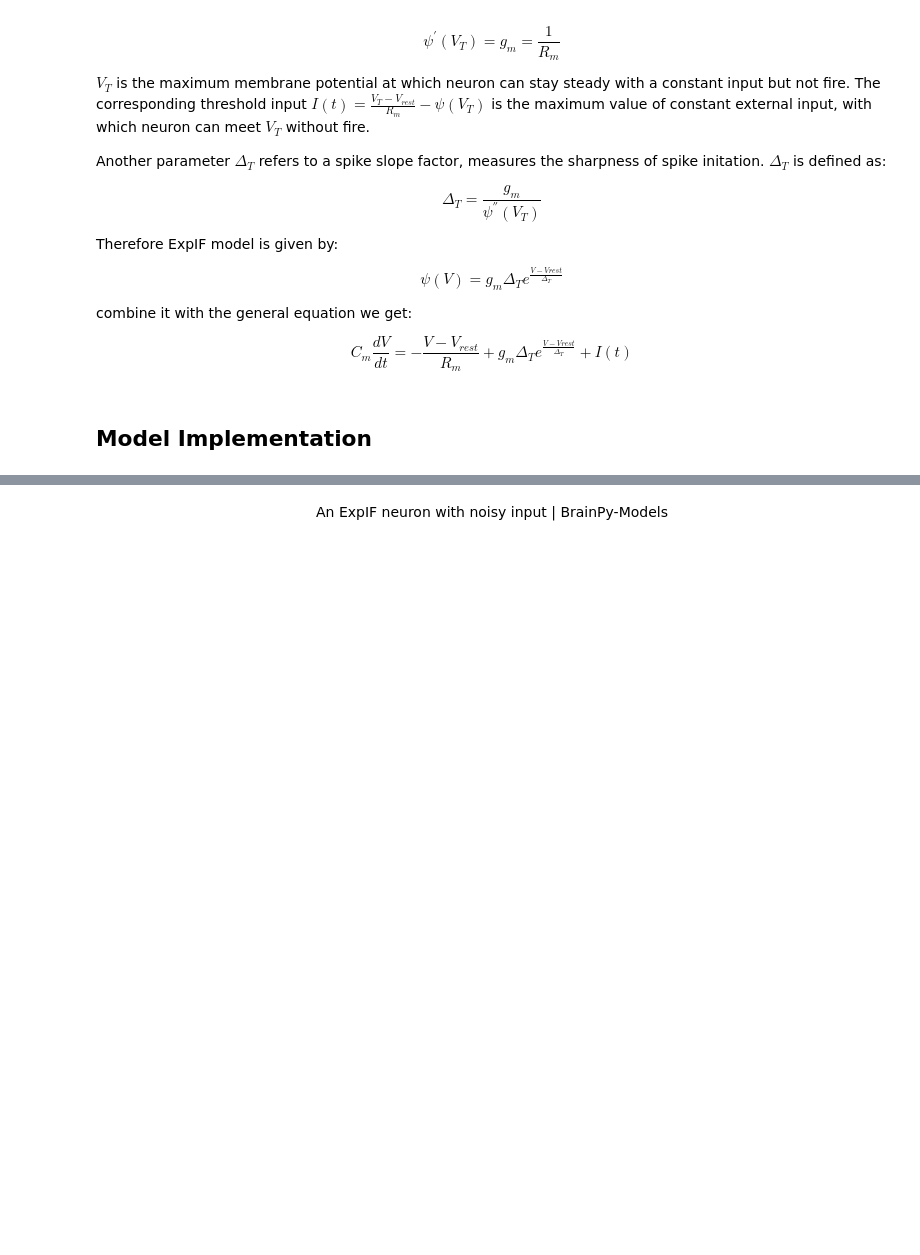
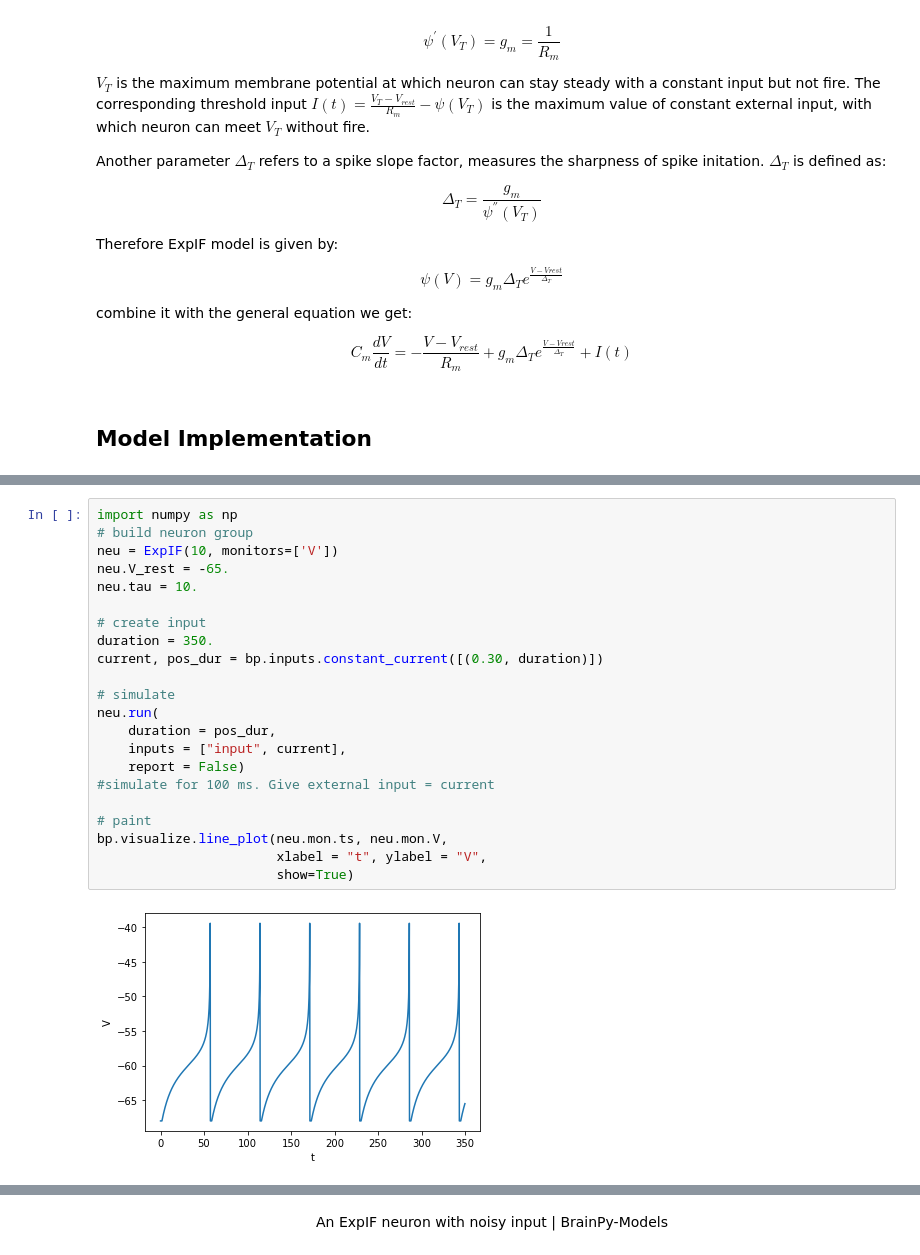
Before and after one commit to quanpeng0/BrainModels, a Jupyter notebook: docs/tutorials/neurons/ExpIF_model.ipynb, the cells around one changed output, grey strips where cells are left out. Saved outputs shown, nothing was run; the diff lists cells and outputs as text; blank space fills up the shorter version.

```diff
--- a/docs/tutorials/neurons/ExpIF_model.ipynb
+++ b/docs/tutorials/neurons/ExpIF_model.ipynb
@@ -128,3 +90,27 @@ plt.show()
+# %%
+import numpy as np
+# build neuron group
+neu = ExpIF(10, monitors=['V'])
+neu.V_rest = -65.
+neu.tau = 10.
+
+# create input
+duration = 350.
+current, pos_dur = bp.inputs.constant_current([(0.30, duration)])
+
+# simulate
+neu.run(
+    duration = pos_dur,
+    inputs = ["input", current],
+    report = False)
+#simulate for 100 ms. Give external input = current
+
+# paint
+bp.visualize.line_plot(neu.mon.ts, neu.mon.V,
+                       xlabel = "t", ylabel = "V",
+                       show=True)
+# %% [output]
+[figure, added]
 # %% [markdown]
 <img src="../../images/ExpIF-1.png">
 # %% [markdown]
```
Also changed, not shown: parts of 12 cells of this notebook, 4 other files.
